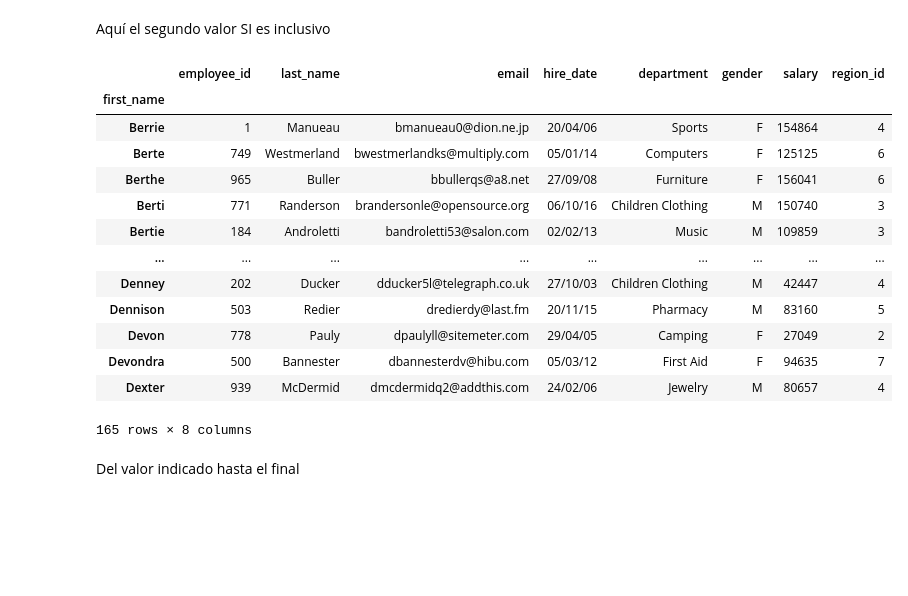
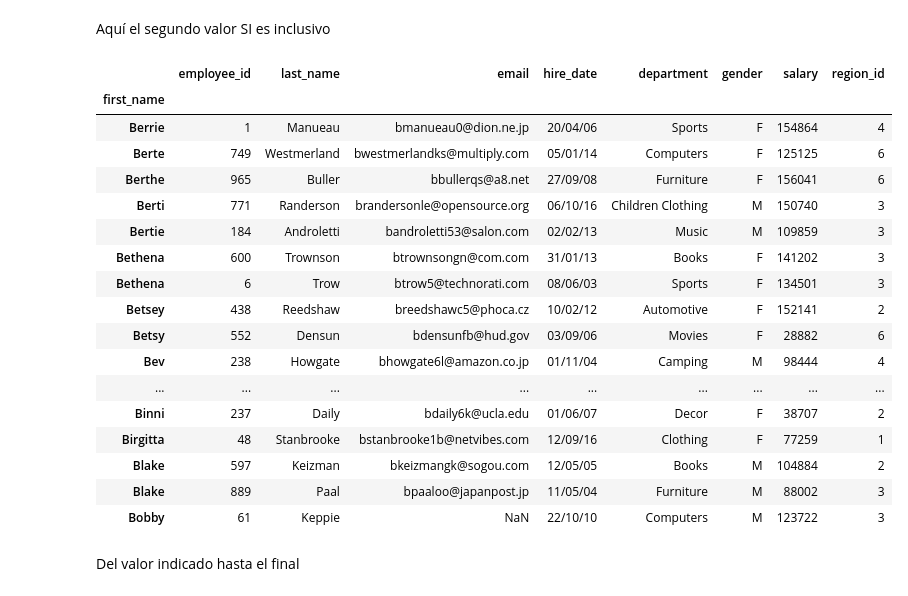
Before and after one commit to pikey-msc/Python, a Jupyter notebook: M3/C3_M3.ipynb, the cells around one changed output. Drawn from its saved outputs; the diff is of its cells as text; code cells hidden in the pictures; blank space fills up the shorter version.

```diff
--- a/M3/C3_M3.ipynb
+++ b/M3/C3_M3.ipynb
@@ -849,22 +864,27 @@ df.head(10)
 # %% [markdown]
 Aquí el segundo valor SI es inclusivo
 # %%
-df.loc['Berrie': 'Diana']
+mue=df.loc['Berrie': 'Diana']
+mue.head(20)
 # %% [output]
 |  | employee_id | last_name | email | hire_date | department | gender | salary | region_id |
 | first_name |  |  |  |  |  |  |  |  |
 | Berrie | 1 | Manueau | bmanueau0@dion.ne.jp | 20/04/06 | Sports | F | 154864 | 4 |
 | Berte | 749 | Westmerland | bwestmerlandks@multiply.com | 05/01/14 | Computers | F | 125125 | 6 |
 | Berthe | 965 | Buller | bbullerqs@a8.net | 27/09/08 | Furniture | F | 156041 | 6 |
 | Berti | 771 | Randerson | brandersonle@opensource.org | 06/10/16 | Children Clothing | M | 150740 | 3 |
 | Bertie | 184 | Androletti | bandroletti53@salon.com | 02/02/13 | Music | M | 109859 | 3 |
+| Bethena | 600 | Trownson | btrownsongn@com.com | 31/01/13 | Books | F | 141202 | 3 |
+| Bethena | 6 | Trow | btrow5@technorati.com | 08/06/03 | Sports | F | 134501 | 3 |
+| Betsey | 438 | Reedshaw | breedshawc5@phoca.cz | 10/02/12 | Automotive | F | 152141 | 2 |
+| Betsy | 552 | Densun | bdensunfb@hud.gov | 03/09/06 | Movies | F | 28882 | 6 |
+| Bev | 238 | Howgate | bhowgate6l@amazon.co.jp | 01/11/04 | Camping | M | 98444 | 4 |
 | ... | ... | ... | ... | ... | ... | ... | ... | ... |
-| Denney | 202 | Ducker | dducker5l@telegraph.co.uk | 27/10/03 | Children Clothing | M | 42447 | 4 |
-| Dennison | 503 | Redier | dredierdy@last.fm | 20/11/15 | Pharmacy | M | 83160 | 5 |
-| Devon | 778 | Pauly | dpaulyll@sitemeter.com | 29/04/05 | Camping | F | 27049 | 2 |
-| Devondra | 500 | Bannester | dbannesterdv@hibu.com | 05/03/12 | First Aid | F | 94635 | 7 |
-| Dexter | 939 | McDermid | dmcdermidq2@addthis.com | 24/02/06 | Jewelry | M | 80657 | 4 |
+| Binni | 237 | Daily | bdaily6k@ucla.edu | 01/06/07 | Decor | F | 38707 | 2 |
+| Birgitta | 48 | Stanbrooke | bstanbrooke1b@netvibes.com | 12/09/16 | Clothing | F | 77259 | 1 |
+| Blake | 597 | Keizman | bkeizmangk@sogou.com | 12/05/05 | Books | M | 104884 | 2 |
+| Blake | 889 | Paal | bpaaloo@japanpost.jp | 11/05/04 | Furniture | M | 88002 | 3 |
+| Bobby | 61 | Keppie | NaN | 22/10/10 | Computers | M | 123722 | 3 |
-165 rows × 8 columns
 # %% [markdown]
 Del valor indicado hasta el final
 # %%
```
Also changed, not shown: parts of 26 cells of this notebook.
